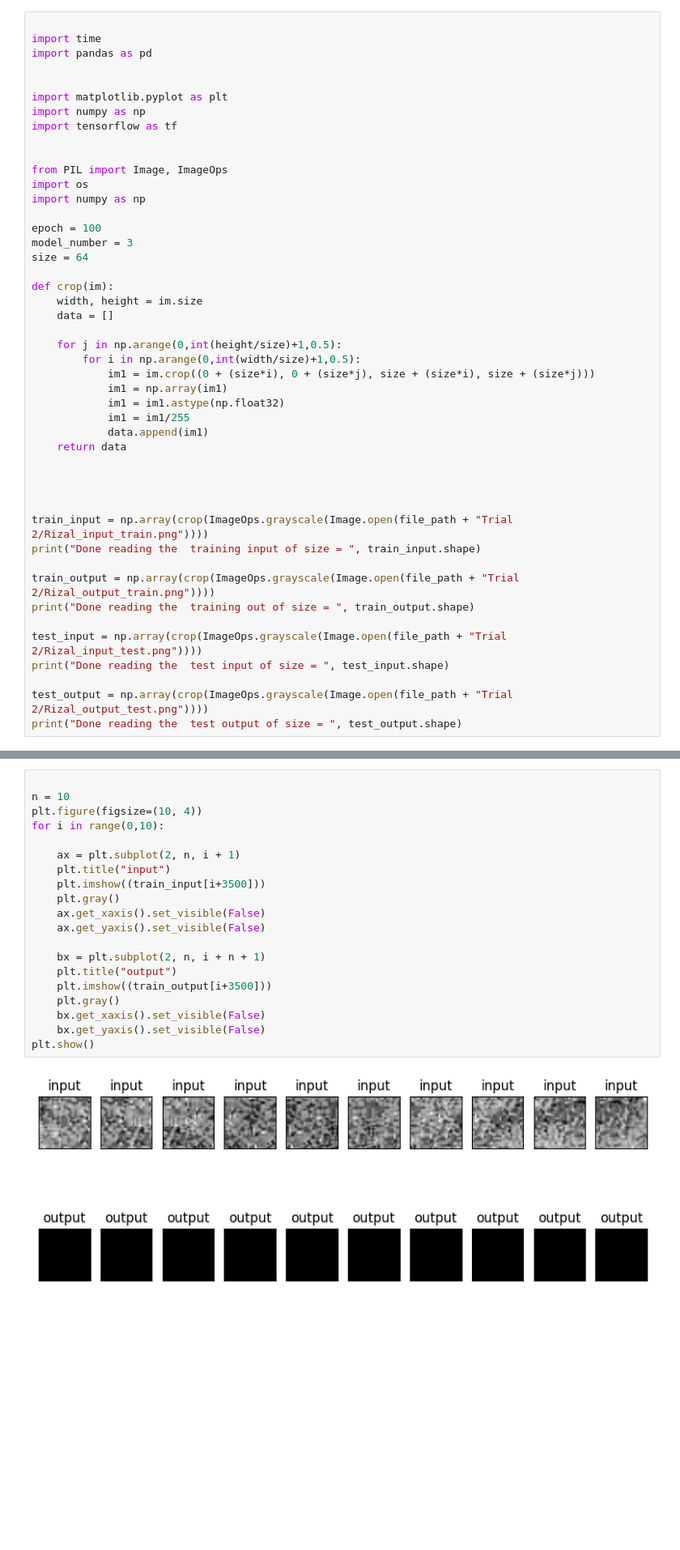
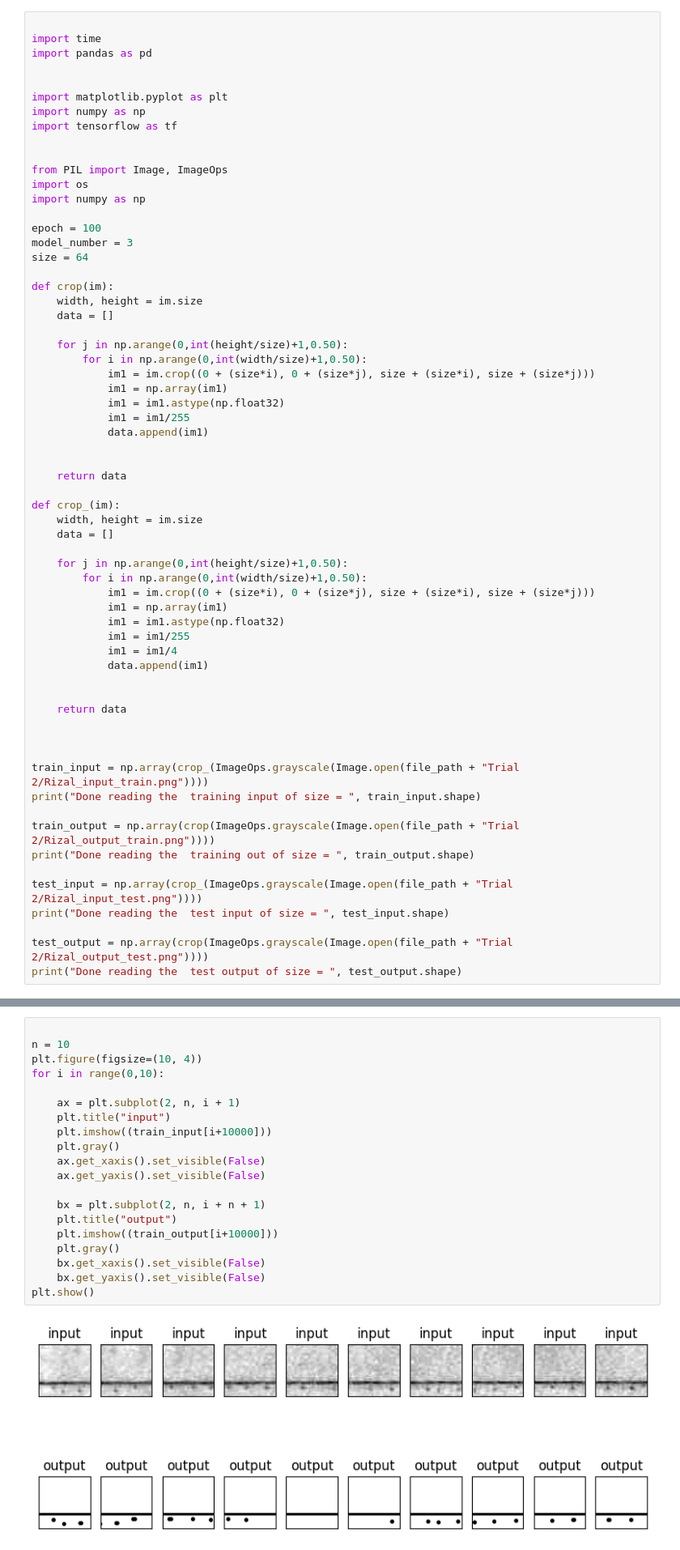
Before and after one commit to mgnarag/binarization-lowres, a Jupyter notebook: From_Arki_model3.ipynb, the cells around one changed output, grey strips where cells are left out. Shown at 81% size. Drawn from its saved outputs; the diff is of its cells as text; blank space fills up the shorter version.

```diff
--- a/From_Arki_model3.ipynb
+++ b/From_Arki_model3.ipynb
@@ -49,25 +31,42 @@ def crop(im):
     width, height = im.size
     data = []
 
-    for j in np.arange(0,int(height/size)+1,0.5):
-        for i in np.arange(0,int(width/size)+1,0.5):
+    for j in np.arange(0,int(height/size)+1,0.50):
+        for i in np.arange(0,int(width/size)+1,0.50):
             im1 = im.crop((0 + (size*i), 0 + (size*j), size + (size*i), size + (size*j)))
             im1 = np.array(im1)
             im1 = im1.astype(np.float32)
             im1 = im1/255
             data.append(im1)
+
+
+    return data
+
+def crop_(im):
+    width, height = im.size
+    data = []
+
+    for j in np.arange(0,int(height/size)+1,0.50):
+        for i in np.arange(0,int(width/size)+1,0.50):
+            im1 = im.crop((0 + (size*i), 0 + (size*j), size + (size*i), size + (size*j)))
+            im1 = np.array(im1)
+            im1 = im1.astype(np.float32)
+            im1 = im1/255
+            im1 = im1/4
+            data.append(im1)
+
+
     return data
 
 
 
-
-train_input = np.array(crop(ImageOps.grayscale(Image.open(file_path + "Trial 2/Rizal_input_train.png"))))
+train_input = np.array(crop_(ImageOps.grayscale(Image.open(file_path + "Trial 2/Rizal_input_train.png"))))
 print("Done reading the  training input of size = ", train_input.shape)
 
 train_output = np.array(crop(ImageOps.grayscale(Image.open(file_path + "Trial 2/Rizal_output_train.png"))))
 print("Done reading the  training out of size = ", train_output.shape)
 
-test_input = np.array(crop(ImageOps.grayscale(Image.open(file_path + "Trial 2/Rizal_input_test.png"))))
+test_input = np.array(crop_(ImageOps.grayscale(Image.open(file_path + "Trial 2/Rizal_input_test.png"))))
 print("Done reading the  test input of size = ", test_input.shape)
 
 test_output = np.array(crop(ImageOps.grayscale(Image.open(file_path + "Trial 2/Rizal_output_test.png"))))
@@ -80,25 +79,25 @@ Done reading the  test output of size =  (5120, 64, 64)
 # %%
 
 n = 10
 plt.figure(figsize=(10, 4))
 for i in range(0,10):
 
     ax = plt.subplot(2, n, i + 1)
     plt.title("input")
-    plt.imshow((train_input[i+3500]))
+    plt.imshow((train_input[i+10000]))
     plt.gray()
     ax.get_xaxis().set_visible(False)
     ax.get_yaxis().set_visible(False)
 
     bx = plt.subplot(2, n, i + n + 1)
     plt.title("output")
-    plt.imshow((train_output[i+3500]))
+    plt.imshow((train_output[i+10000]))
     plt.gray()
     bx.get_xaxis().set_visible(False)
     bx.get_yaxis().set_visible(False)
 plt.show()
 # %% [output]
-[figure, old version]
+[figure, new version]
 # %%
 start = time.time()
 import tensorflow as tf
```
Also changed, not shown: parts of 3 cells of this notebook.
